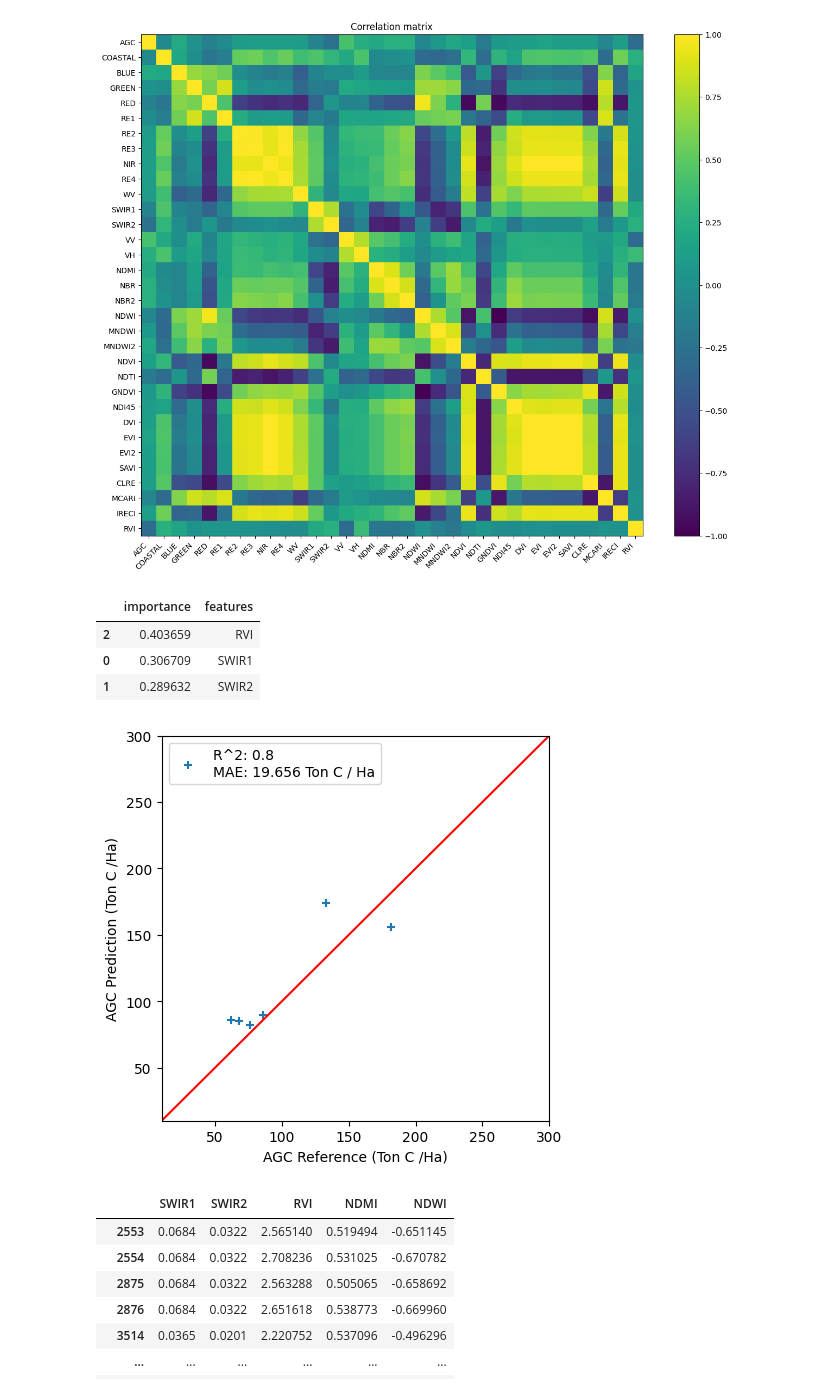
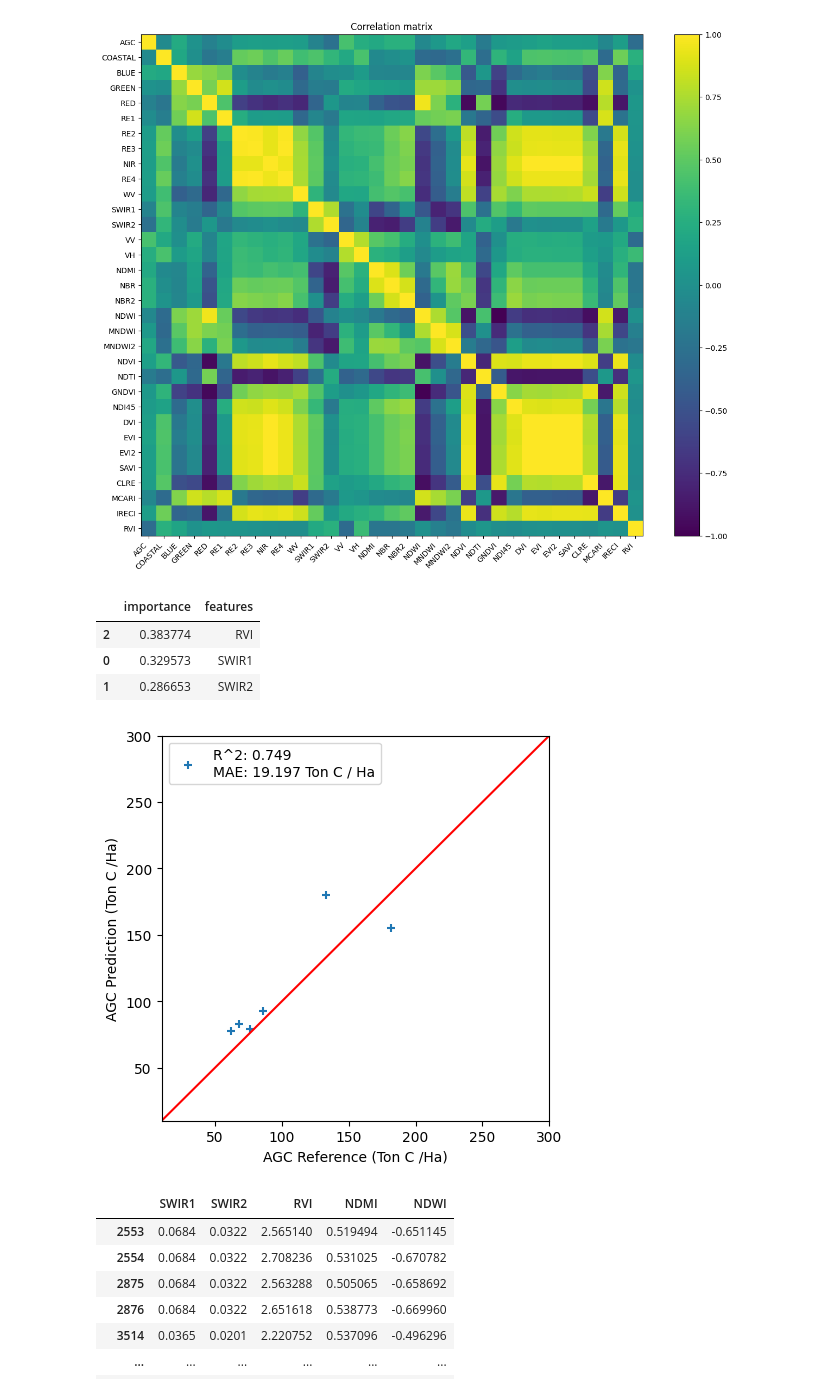
Before and after one commit to ramiqcom/mangrove-sofifi, a Jupyter notebook: notebook/2.modelling.ipynb, the cells around one changed output. Drawn from its saved outputs; the diff is of its cells as text; code cells hidden in the pictures.

```diff
--- a/notebook/2.modelling.ipynb
+++ b/notebook/2.modelling.ipynb
@@ -337,7 +337,7 @@ train = extract[extract["Keterangan"] == "Training"]
 test = extract[extract["Keterangan"] == "Validation"]
 # %%
 # Create model
-model = RandomForestRegressor(n_estimators=300, random_state=1)
+model = RandomForestRegressor(n_estimators=100, random_state=1)
 
 # Predictors
 predictors = ["SWIR1", "SWIR2", "RVI"]
@@ -350,35 +350,35 @@ pd.DataFrame(
 ).sort_values("importance", ascending=False)
 # %% [output]
 |  | importance | features |
-| 2 | 0.403659 | RVI |
-| 0 | 0.306709 | SWIR1 |
-| 1 | 0.289632 | SWIR2 |
+| 2 | 0.383774 | RVI |
+| 0 | 0.329573 | SWIR1 |
+| 1 | 0.286653 | SWIR2 |
 # %%
 # Test the model
 test_apply = model.predict(test[predictors])
 test_reference = test[label]
 
 # Calculate R2
-r2 = round(np.corrcoef(test_reference, test_apply)[0, 1] ** 2, 1)
+r2 = round(np.corrcoef(test_reference, test_apply)[0, 1] ** 2, 3)
 mae = round(mean_absolute_error(test_reference, test_apply), 3)
 
 # Plot 1:1
 plt.figure(figsize=(5, 5))
 plt.scatter(
     test_reference,
     test_apply,
     label=f"R^2: {r2}\nMAE: {mae} Ton C / Ha",
     marker="+"
 )
 plt.plot([-2000, 2000], [-2000, 2000], color="red")
 plt.xlim(10, 300)
 plt.ylim(10, 300)
 plt.xlabel("AGC Reference (Ton C /Ha)")
 plt.ylabel("AGC Prediction (Ton C /Ha)")
 plt.legend()
 plt.show()
 # %% [output]
-[figure, old version]
+[figure, new version]
 # %%
 # Apply model
 # Create the image first
```
